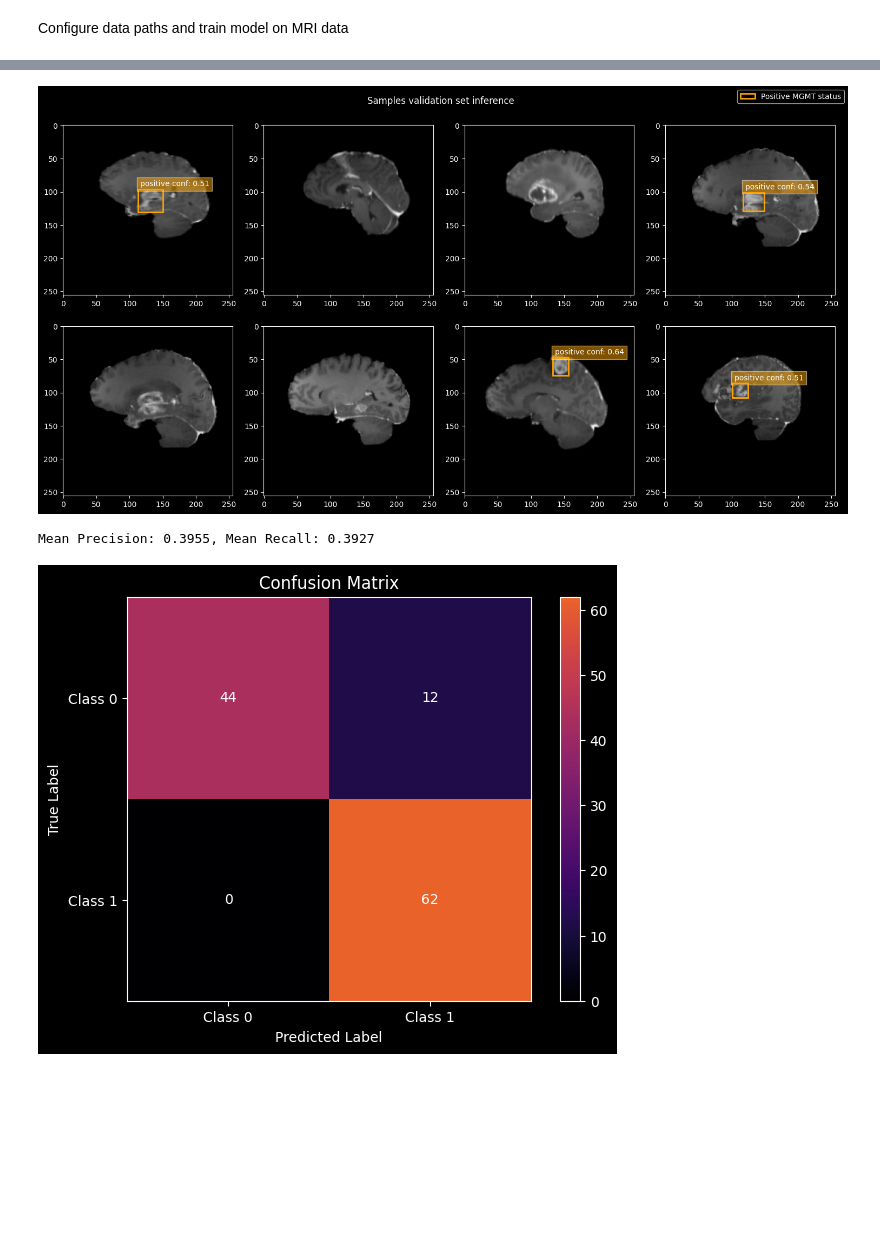
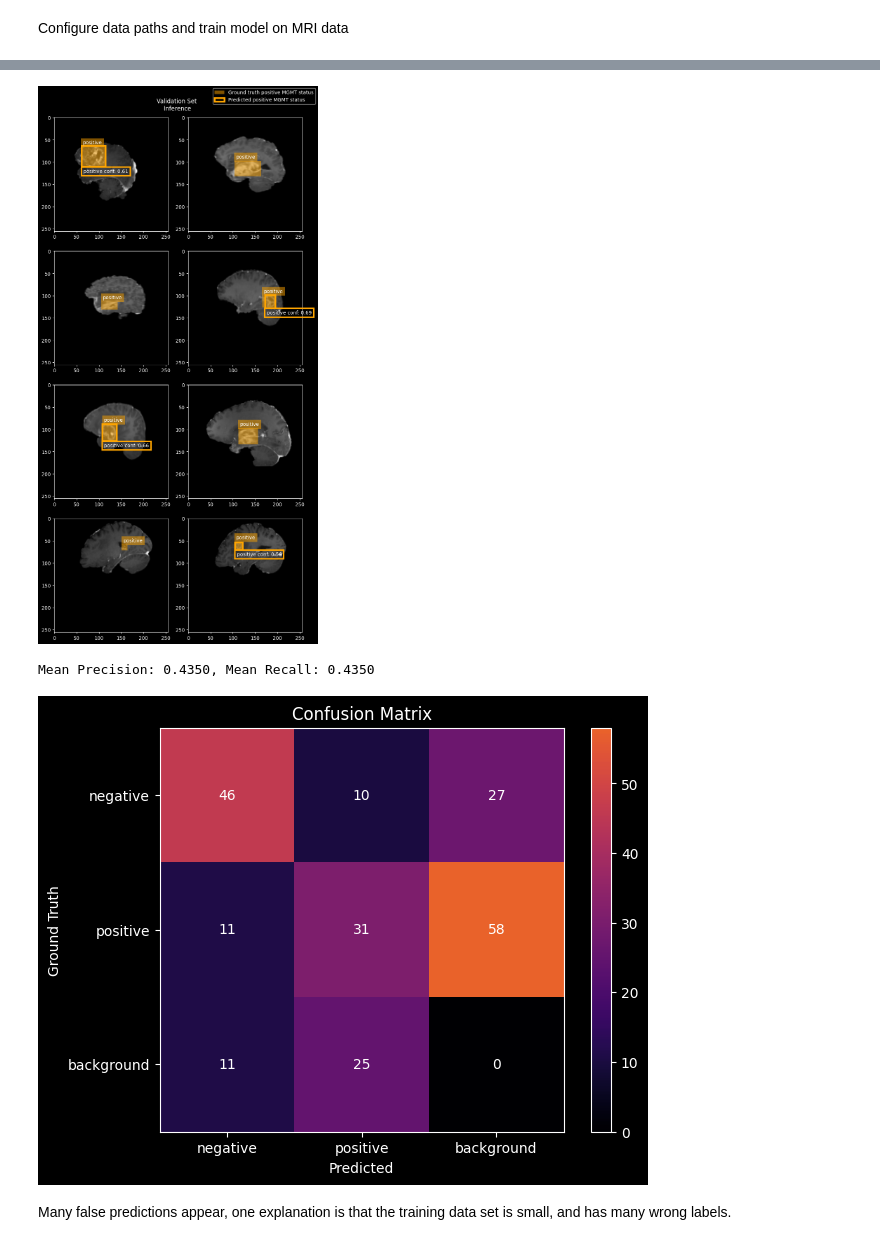
Before and after one commit to johndah/object-detection, a Jupyter notebook: mri-detection.ipynb, the cells around one changed output, grey strips where cells are left out. Saved outputs shown, nothing was run; the diff lists cells and outputs as text; code cells hidden in the pictures; blank space fills up the shorter version.

```diff
--- a/mri-detection.ipynb
+++ b/mri-detection.ipynb
@@ -156,15 +156,15 @@ train_dataset = BrainTumorDataset(
     transform=transform
 )
 
-val_dataset = BrainTumorDataset(
-  images_dir=root+'/val/images',
-    labels_dir=root+'/val/labels',
+validation_dataset = BrainTumorDataset(
+  images_dir=root+'/validation/images',
+    labels_dir=root+'/validation/labels',
     transform=transform
 )
 
 torch.manual_seed(0)
 train_loader = DataLoader(train_dataset, batch_size=32, shuffle=True, collate_fn=collate_fn)
-val_loader = DataLoader(val_dataset, batch_size=32, shuffle=False, collate_fn=collate_fn)
+validation_loader = DataLoader(validation_dataset, batch_size=16, shuffle=False, collate_fn=collate_fn)
 # %% [markdown]
 Visualize sample data from training and validation set
 # %%
@@ -332,36 +345,38 @@ Starting training for 100 epochs...
 # %%
-confidence_threshold = .45
+confidence_threshold = .5
 
 def visualize_inference(model, data_loader, title):
-      rows = 2
-      cols = 4
-      fig, axes = plt.subplots(rows, cols, figsize=(15, rows * 4))
+      rows = 4
+      cols = 2
+      fig, axes = plt.subplots(rows, cols, figsize=(cols*4, rows * 4))
       axes = axes.flatten()
       plt.suptitle(title)
       batch = next(iter(data_loader))
-      batch = next(iter(data_loader))
-      results = model.predict(batch['images'].half().to(device), verbose=False)
-      for i, result in enumerate(results):
+      predictions = model.predict(batch['images'].half().to(device), verbose=False)
+      for i, prediction in enumerate(predictions):
           if i > rows * cols - 1:
               break
-          boxes = result.boxes.xyxy  # Bounding box coordinates (x1, y1, x2, y2)
-          scores = result.boxes.conf  # Confidence scores
-          classes = result.boxes.cls  # Predicted classes
+          image = batch['images'][i].permute(1, 2, 0).cpu().numpy()
+          boxes = batch['boxes'][i]
+          labels = batch['labels'][i]
+          plot_boxes(axes[i], image, boxes, labels)
 
+          boxes = prediction.boxes.xyxy
+          scores = prediction.boxes.conf
+          classes = prediction.boxes.cls
           confident_prediction_indices = scores > confidence_threshold
           boxes = boxes[confident_prediction_indices].cpu()
           scores = scores[confident_prediction_indices].cpu()
           classes = classes[confident_prediction_indices].cpu()
+          plot_boxes(axes[i], image, boxes, classes, scores)
 
-          image = batch['images'][i].permute(1, 2, 0).cpu().numpy()
-          plot_instance(image, boxes, classes, scores, axes[i])
           plt.tight_layout()
       add_legends(fig)
       plt.show()
 
 best_models = !find runs -name best.pt | sort
 model = YOLO(best_models[-1])
 model.eval()
-visualize_inference(model, val_loader, 'Samples validation set inference')
+visualize_inference(model, validation_loader, 'Validation Set\n Inference')
 # %% [output]
-[figure, old version]
+[figure, new version]
@@ -468,10 +476,9 @@ def plot_confusion_matrix(confusion_matrix):
     plt.title('Confusion Matrix')
     plt.colorbar()
 
-    # Add labels to axes
-    tick_marks = np.arange(num_classes)
-    plt.xticks(tick_marks, [f'Class {i}' for i in range(num_classes)])
-    plt.yticks(tick_marks, [f'Class {i}' for i in range(num_classes)])
+    tick_marks = np.arange(len(class_labels))
+    plt.xticks(tick_marks, list(class_labels.values()))
+    plt.yticks(tick_marks, list(class_labels.values()))
 
     # Add text annotations
     for i in range(num_classes):
@@ -480,12 +487,14 @@ def plot_confusion_matrix(confusion_matrix):
                      ha='center', va='center')
 
     plt.tight_layout()
-    plt.ylabel('True Label')
-    plt.xlabel('Predicted Label')
+    plt.ylabel('Ground Truth')
+    plt.xlabel('Predicted')
     plt.show()
 
 print(f"Mean Precision: {mean_precision:.4f}, Mean Recall: {mean_recall:.4f}")
 plot_confusion_matrix(confusion_matrix)
 # %% [output]
-Mean Precision: 0.3955, Mean Recall: 0.3927
+Mean Precision: 0.4350, Mean Recall: 0.4350
-[figure, old version]
+[figure, new version]
+# %% [markdown]
+Many false predictions appear, one explanation is that the training data set is small, and has many wrong labels.
```
Also changed, not shown: parts of 6 cells of this notebook.
